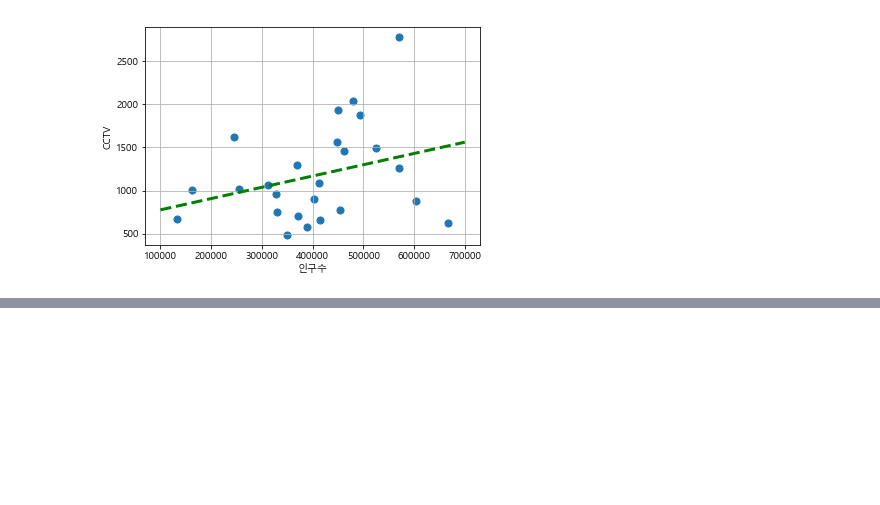
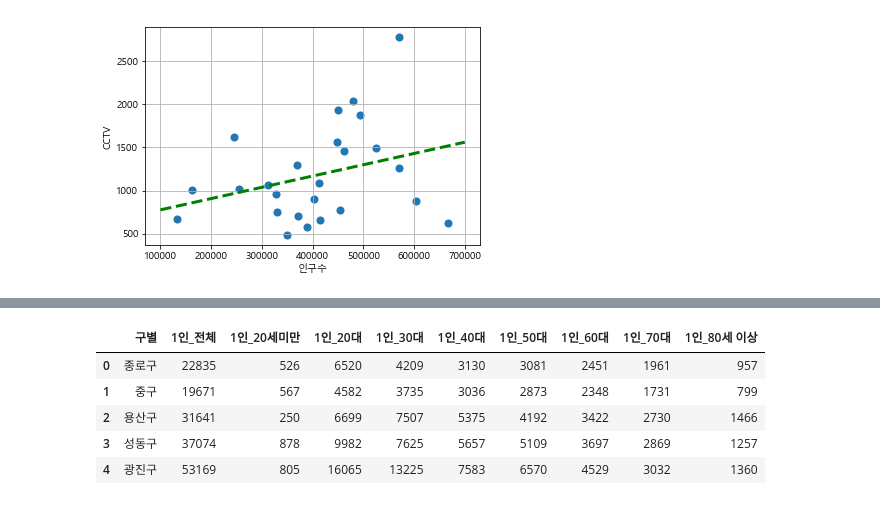
Before and after one commit to namsoojang/Play_with_Data_3rd, a Jupyter notebook: 1.CCTV/1장 CCTV.ipynb, the cells around one changed output, grey strips where cells are left out. Drawn from its saved outputs; the diff is of its cells as text; code cells hidden in the pictures; blank space fills up the shorter version.

```diff
--- a/1.CCTV/1장 CCTV.ipynb
+++ b/1.CCTV/1장 CCTV.ipynb
@@ -433,0 +526,10 @@ plt.grid()
+# %%
+Seoul_1P = pd.read_csv('./data/01. people_in_seoul_2016.csv',  encoding='euc-kr')
+Seoul_1P.head()
+# %% [output]
+|  | 구별 | 1인_전체 | 1인_20세미만 | 1인_20대 | 1인_30대 | 1인_40대 | 1인_50대 | 1인_60대 | 1인_70대 | 1인_80세 이상 |
+| 0 | 종로구 | 22835 | 526 | 6520 | 4209 | 3130 | 3081 | 2451 | 1961 | 957 |
+| 1 | 중구 | 19671 | 567 | 4582 | 3735 | 3036 | 2873 | 2348 | 1731 | 799 |
+| 2 | 용산구 | 31641 | 250 | 6699 | 7507 | 5375 | 4192 | 3422 | 2730 | 1466 |
+| 3 | 성동구 | 37074 | 878 | 9982 | 7625 | 5657 | 5109 | 3697 | 2869 | 1257 |
+| 4 | 광진구 | 53169 | 805 | 16065 | 13225 | 7583 | 6570 | 4529 | 3032 | 1360 |
```
Also changed, not shown: parts of 15 cells of this notebook, 3 other files.
